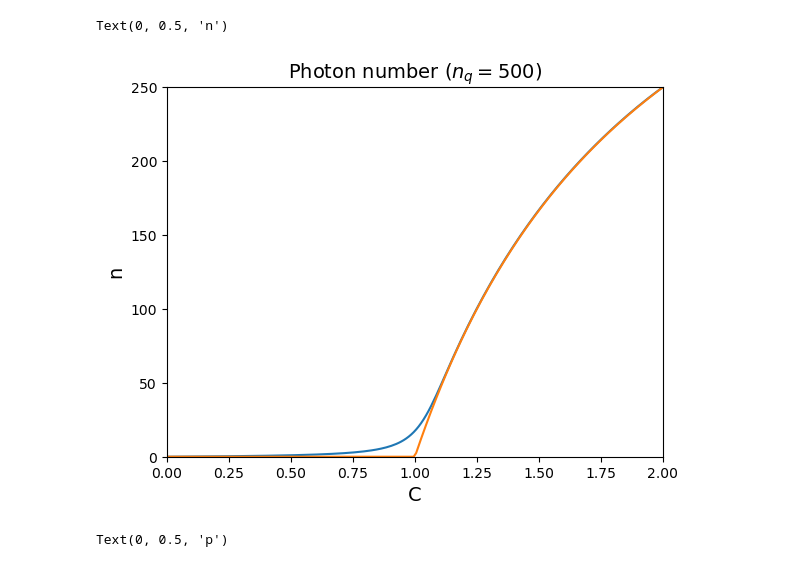
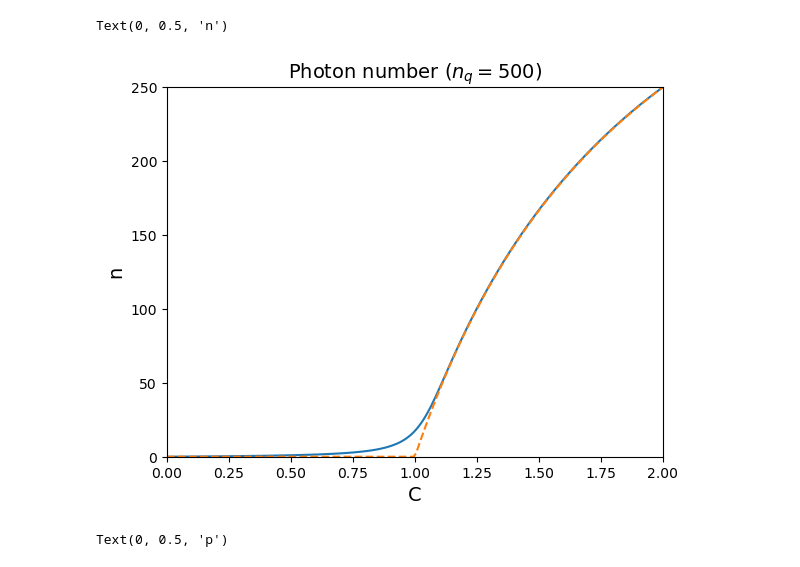
Before and after one commit to rodriGDD/Squeezed-lasing, a Jupyter notebook: prueba_laser.ipynb, the cells around one changed output. Drawn from its saved outputs; the diff is of its cells as text; code cells hidden in the pictures.

```diff
--- a/prueba_laser.ipynb
+++ b/prueba_laser.ipynb
@@ -37,15 +37,15 @@ for i in tqdm(range(np.size(C))):
     L.append(liouvillian(H, [coll1,coll2]))
 # %%
 plt.plot(C,n_a)
-plt.plot(C,np.heaviside(C-1,0)*n_q*(1-1/C))
+plt.plot(C,np.heaviside(C-1,0)*n_q*(1-1/C),'--')
 plt.xlim([np.min(C),np.max(C)])
 plt.ylim([np.min(n_a),np.max(n_a)])
 plt.title('Photon number ($n_q=$'+str(n_q)+')',fontsize=14)
 plt.xlabel('C',fontsize=14)
 plt.ylabel('n',fontsize=14)
 # %% [output]
 Text(0, 0.5, 'n')
-[figure, old version]
+[figure, new version]
 # %%
 wig_xvec = np.linspace(-19,19,150)
 wig_pvec = np.linspace(-19,19,150)
```
Also changed, not shown: parts of 3 cells of this notebook.
